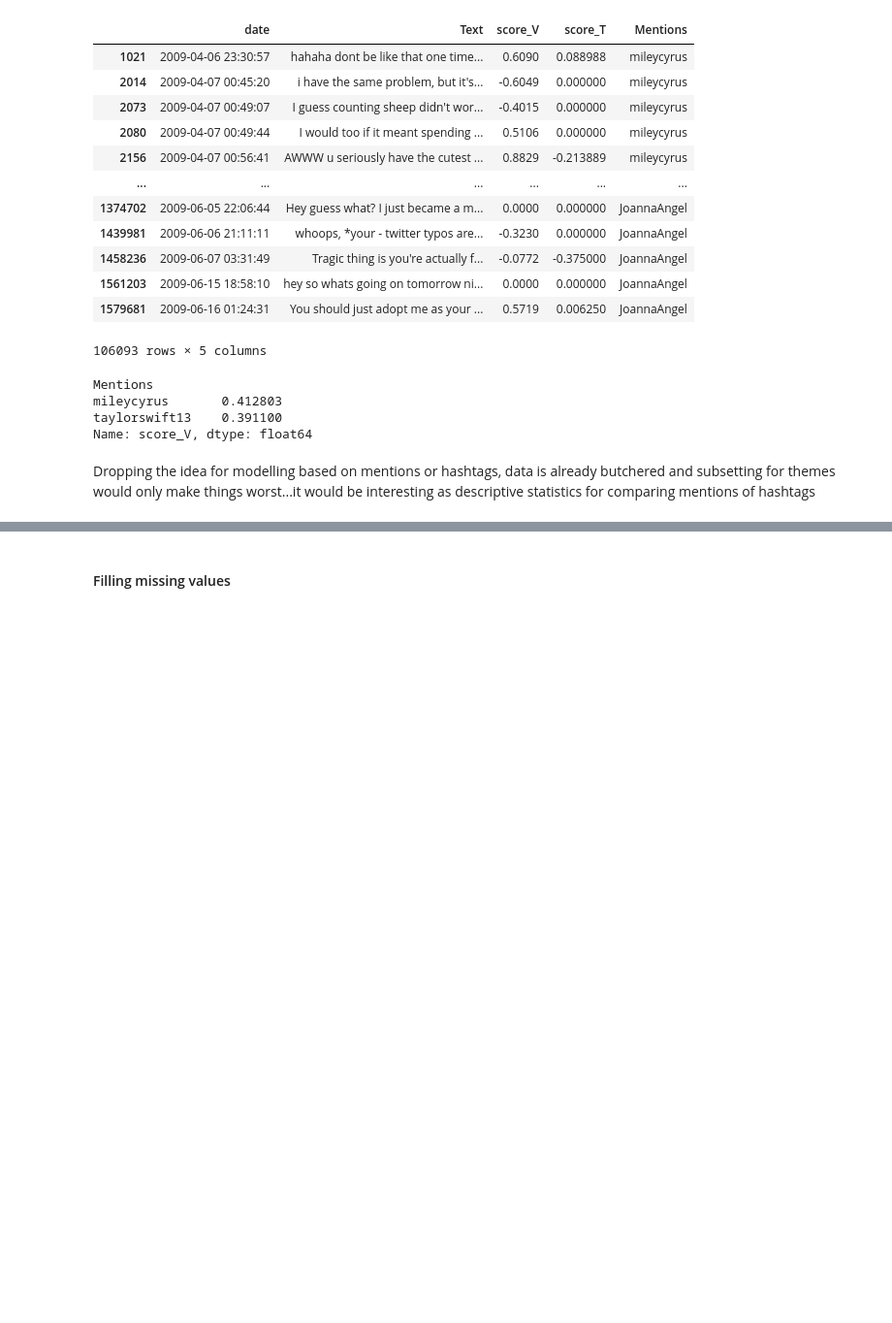
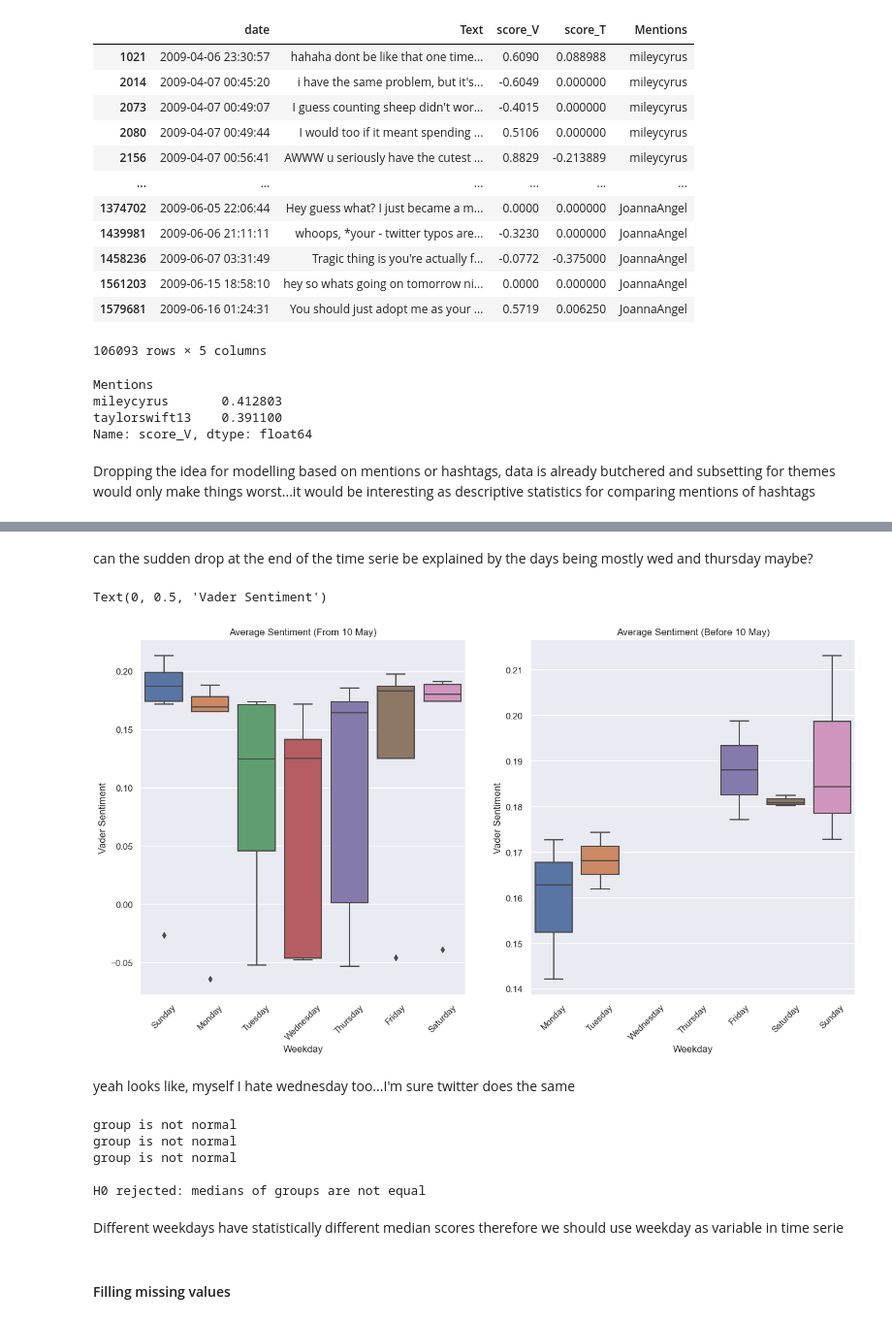
Before and after one commit to alexCCTcollege/CA2, a Jupyter notebook: EDA.ipynb, the cells around one changed output, grey strips where cells are left out. Shown: that part at 97% size. Saved outputs shown, nothing was run; the diff lists cells and outputs as text; code cells hidden in the pictures; blank space fills up the shorter version.

```diff
--- a/EDA.ipynb
+++ b/EDA.ipynb
@@ -272,3 +306,57 @@ Dropping the idea for modelling based on mentions or hashtags, data is already b
+# %% [markdown]
+can the sudden drop at the end of the time serie be explained by the days being mostly wed and thursday maybe?
+# %%
+fig, axes = plt.subplots(1, 2, figsize=(16, 8))
+
+sns.boxplot(data=data['2009-05-10':], x='Weekday', y='score_V', ax=axes[0])
+axes[0].set_title('Average Sentiment (From 10 May)')
+axes[0].set_xticklabels(axes[0].get_xticklabels(), rotation=45)  # Rotate x-axis labels
+axes[0].set_ylabel('Vader Sentiment')
+
+sns.boxplot(data=data[:'2009-05-10'], x='Weekday', y='score_V', ax=axes[1])
+axes[1].set_title('Average Sentiment (Before 10 May)')
+axes[1].set_xticklabels(axes[1].get_xticklabels(), rotation=45)  # Rotate x-axis labels
+axes[1].set_ylabel('Vader Sentiment')
+# %% [output]
+Text(0, 0.5, 'Vader Sentiment')
+[figure, added]
+# %% [markdown]
+yeah looks like, myself I hate wednesday too...I'm sure twitter does the same
+# %%
+#one way anova just in case
+
+import pandas as pd
+from scipy import stats
+
+mon = data[data['Weekday']=='Monday']['score_V'].dropna().values
+tue = data[data['Weekday']=='Tuesday']['score_V'].dropna().values
+wed = data[data['Weekday']=='Wednesday']['score_V'].dropna().values
+thu = data[data['Weekday']=='Thursday']['score_V'].dropna().values
+fri = data[data['Weekday']=='Friday']['score_V'].dropna().values
+sat = data[data['Weekday']=='Saturday']['score_V'].dropna().values
+sun = data[data['Weekday']=='Sunday']['score_V'].dropna().values
+
+for x in [mon, tue, wed, thu, fri, sat, sun]:
+    f,p = stats.kstest(x,'norm')
+    if p<0.05:
+        print(f'group is not normal')
+#    kruskal(mon, tue, wed, thu, fri, sat, sun)
+
+# non normal data, need to use non parametric
+
+#perform non parametric one way anova
+if stats.kruskal(mon, tue, wed, thu, fri, sat, sun)[1] > 0.05:
+    print('\nH0 accepted: medians of groups are equal')
+else:
+    print('\nH0 rejected: medians of groups are not equal')
+# %% [output]
+group is not normal
+group is not normal
+group is not normal
+
+H0 rejected: medians of groups are not equal
+# %% [markdown]
+Different weekdays have statistically different median scores therefore we should use weekday as variable in time serie
 # %% [markdown]
 #### Filling missing values
 # %%
```
Also changed, not shown: parts of 12 cells of this notebook.
